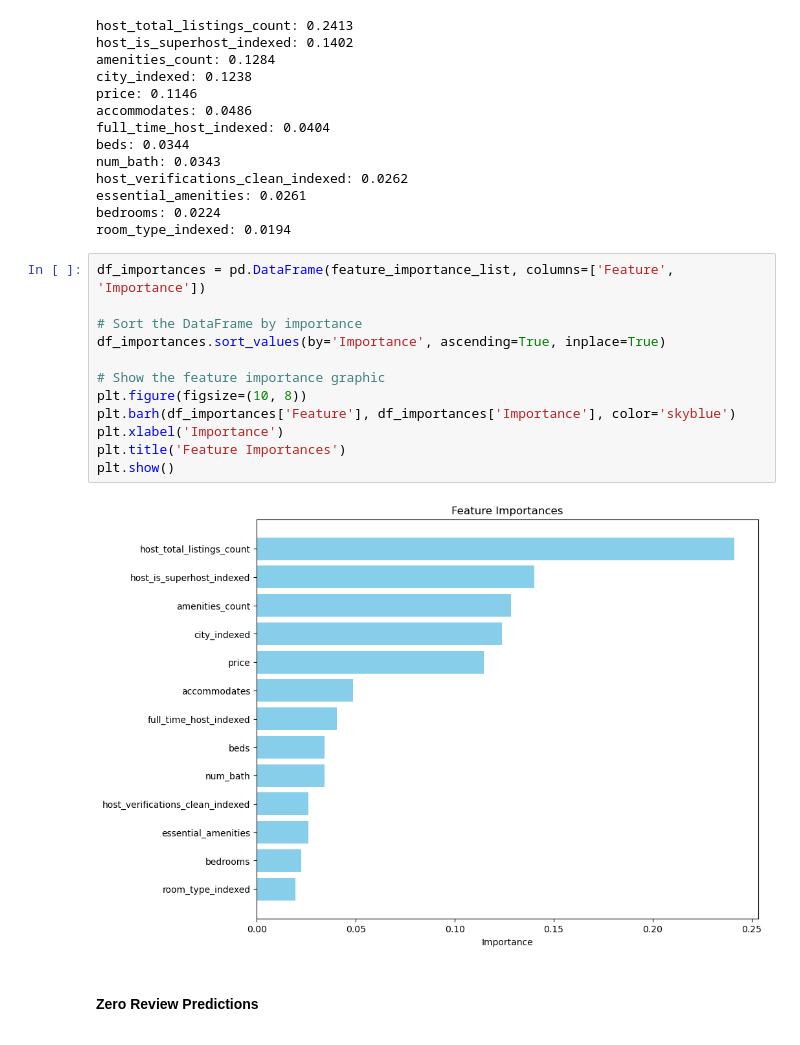
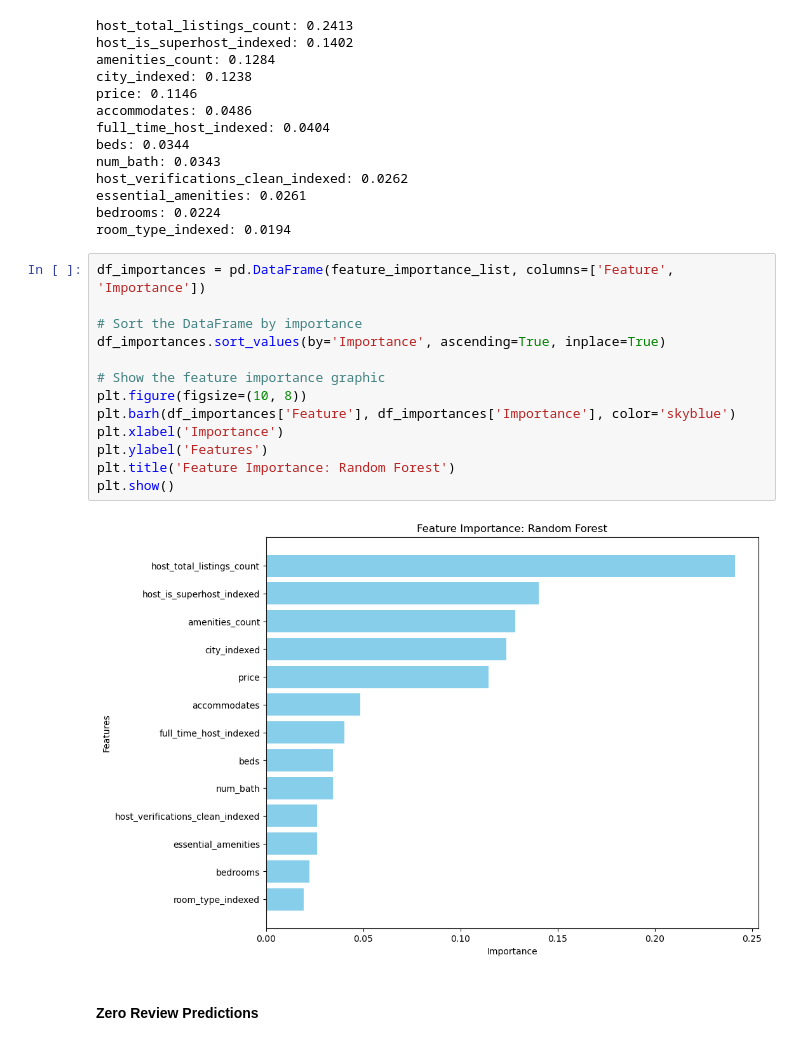
Before and after one commit to jinoh0731/Big-Data-Project-AirBnB-Clustering, a Jupyter notebook: milestone4/random_forest/Milestone4-Load_Model.ipynb, the cells around one changed output. Cells and saved outputs as stored; diff of their text form.

```diff
--- a/milestone4/random_forest/Milestone4-Load_Model.ipynb
+++ b/milestone4/random_forest/Milestone4-Load_Model.ipynb
@@ -215,17 +298,18 @@ room_type_indexed: 0.0194
 # %%
 df_importances = pd.DataFrame(feature_importance_list, columns=['Feature', 'Importance'])
 
 # Sort the DataFrame by importance
 df_importances.sort_values(by='Importance', ascending=True, inplace=True)
 
 # Show the feature importance graphic
 plt.figure(figsize=(10, 8))
 plt.barh(df_importances['Feature'], df_importances['Importance'], color='skyblue')
 plt.xlabel('Importance')
-plt.title('Feature Importances')
+plt.ylabel('Features')
+plt.title('Feature Importance: Random Forest')
 plt.show()
 # %% [output]
-[figure, old version]
+[figure, new version]
 # %% [markdown]
 #### Zero Review Predictions
 # %%
```
Also changed, not shown: parts of 12 cells of this notebook.
